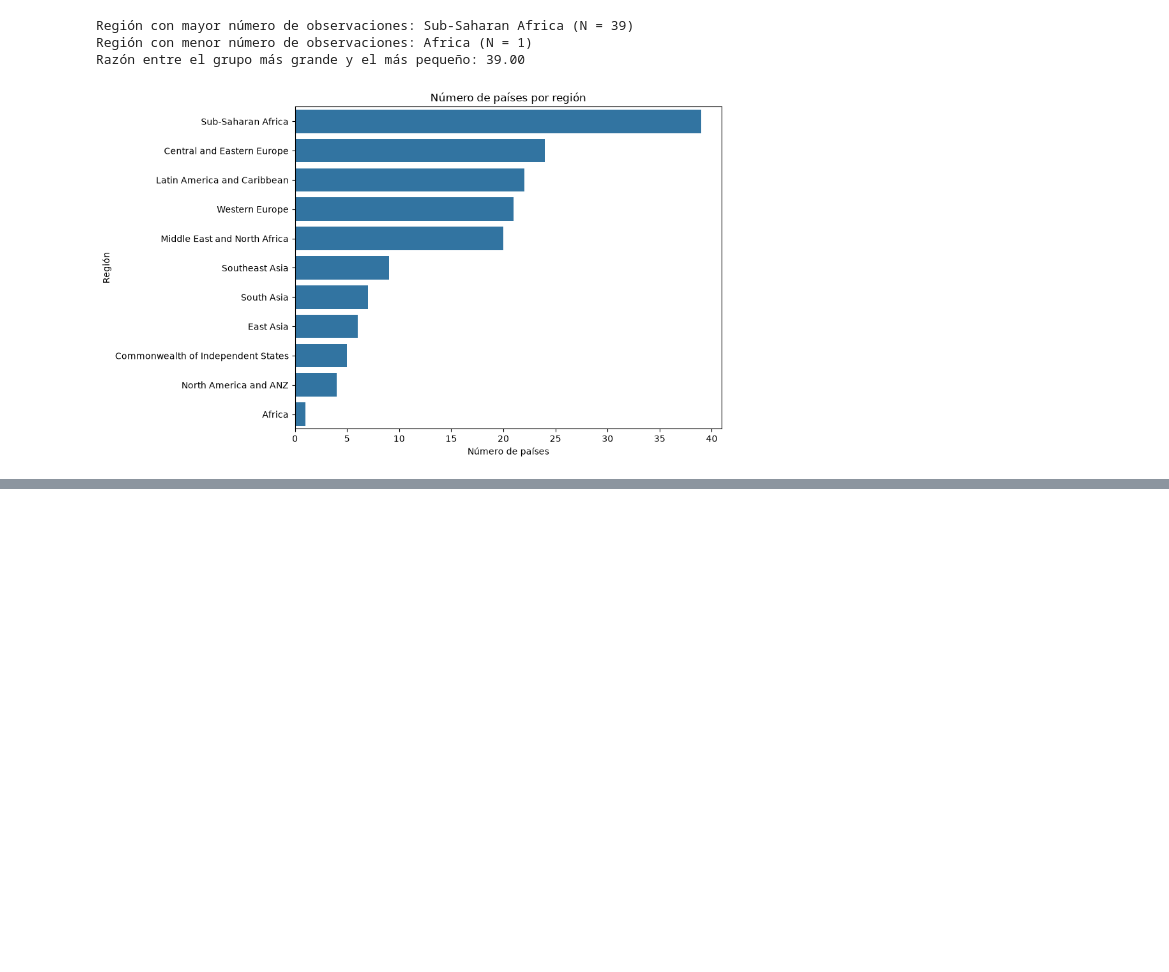
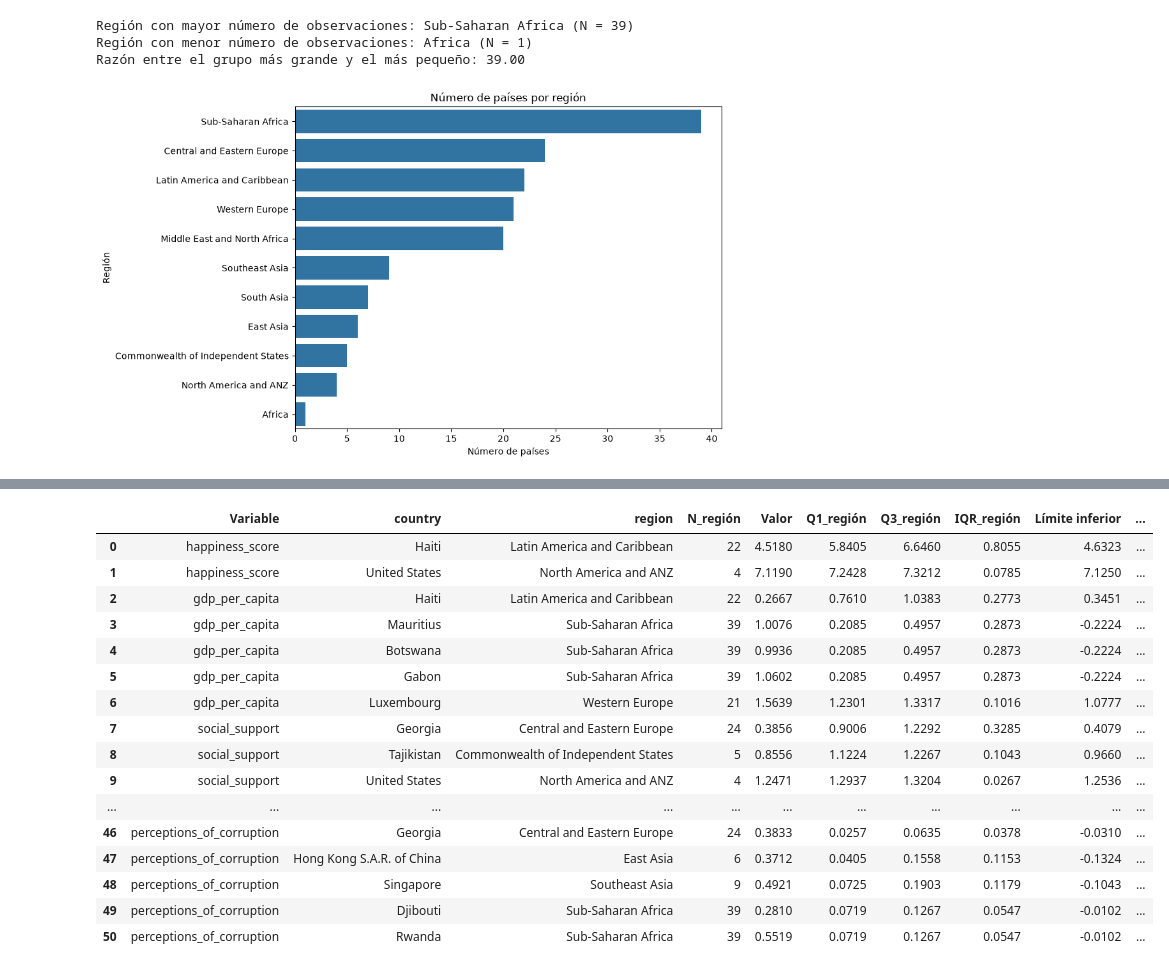
Before and after one commit to Edgarong17/Tareas_Omar, a Jupyter notebook: analisis_descriptivo/hapiness_report_analisis_descriptivo.ipynb, the cells around one changed output, grey strips where cells are left out. Drawn from its saved outputs; the diff is of its cells as text; code cells hidden in the pictures; blank space fills up the shorter version.

```diff
--- a/analisis_descriptivo/hapiness_report_analisis_descriptivo.ipynb
+++ b/analisis_descriptivo/hapiness_report_analisis_descriptivo.ipynb
@@ -1342,0 +1616,88 @@ medidas muestrales como la varianza o la desviación estándar.
+# %%
+
+
+outliers_regionales = []
+
+for variable in numeric_cols:
+
+    for region, grupo in df.groupby("region"):
+
+        valores = grupo[variable]
+
+        Q1 = valores.quantile(0.25)
+        Q3 = valores.quantile(0.75)
+        IQR = Q3 - Q1
+
+        limite_inferior = Q1 - 1.5 * IQR
+        limite_superior = Q3 + 1.5 * IQR
+
+        mask = (
+            (valores < limite_inferior) |
+            (valores > limite_superior)
+        )
+
+        temp = grupo.loc[
+            mask,
+            ["country", "region", variable]
+        ].copy()
+
+        if not temp.empty:
+
+            temp = temp.rename(
+                columns={variable: "Valor"}
+            )
+
+            temp["Variable"] = variable
+            temp["N_región"] = len(grupo)
+            temp["Q1_región"] = Q1
+            temp["Q3_región"] = Q3
+            temp["IQR_región"] = IQR
+            temp["Límite inferior"] = limite_inferior
+            temp["Límite superior"] = limite_superior
+
+            outliers_regionales.append(temp)
+
+if outliers_regionales:
+
+    outliers_regionales = pd.concat(
+        outliers_regionales,
+        ignore_index=True
+    )
+
+    outliers_regionales = outliers_regionales[
+        [
+            "Variable",
+            "country",
+            "region",
+            "N_región",
+            "Valor",
+            "Q1_región",
+            "Q3_región",
+            "IQR_región",
+            "Límite inferior",
+            "Límite superior"
+        ]
+    ]
+
+    display(outliers_regionales.round(4))
+
+else:
+    print("No se encontraron potenciales outliers regionales.")
+# %% [output]
+|  | Variable | country | region | N_región | Valor | Q1_región | Q3_región | IQR_región | Límite inferior | ... |
+| 0 | happiness_score | Haiti | Latin America and Caribbean | 22 | 4.5180 | 5.8405 | 6.6460 | 0.8055 | 4.6323 | ... |
+| 1 | happiness_score | United States | North America and ANZ | 4 | 7.1190 | 7.2428 | 7.3212 | 0.0785 | 7.1250 | ... |
+| 2 | gdp_per_capita | Haiti | Latin America and Caribbean | 22 | 0.2667 | 0.7610 | 1.0383 | 0.2773 | 0.3451 | ... |
+| 3 | gdp_per_capita | Mauritius | Sub-Saharan Africa | 39 | 1.0076 | 0.2085 | 0.4957 | 0.2873 | -0.2224 | ... |
+| 4 | gdp_per_capita | Botswana | Sub-Saharan Africa | 39 | 0.9936 | 0.2085 | 0.4957 | 0.2873 | -0.2224 | ... |
+| 5 | gdp_per_capita | Gabon | Sub-Saharan Africa | 39 | 1.0602 | 0.2085 | 0.4957 | 0.2873 | -0.2224 | ... |
+| 6 | gdp_per_capita | Luxembourg | Western Europe | 21 | 1.5639 | 1.2301 | 1.3317 | 0.1016 | 1.0777 | ... |
+| 7 | social_support | Georgia | Central and Eastern Europe | 24 | 0.3856 | 0.9006 | 1.2292 | 0.3285 | 0.4079 | ... |
+| 8 | social_support | Tajikistan | Commonwealth of Independent States | 5 | 0.8556 | 1.1224 | 1.2267 | 0.1043 | 0.9660 | ... |
+| 9 | social_support | United States | North America and ANZ | 4 | 1.2471 | 1.2937 | 1.3204 | 0.0267 | 1.2536 | ... |
+| ... | ... | ... | ... | ... | ... | ... | ... | ... | ... | ... |
+| 46 | perceptions_of_corruption | Georgia | Central and Eastern Europe | 24 | 0.3833 | 0.0257 | 0.0635 | 0.0378 | -0.0310 | ... |
+| 47 | perceptions_of_corruption | Hong Kong S.A.R. of China | East Asia | 6 | 0.3712 | 0.0405 | 0.1558 | 0.1153 | -0.1324 | ... |
+| 48 | perceptions_of_corruption | Singapore | Southeast Asia | 9 | 0.4921 | 0.0725 | 0.1903 | 0.1179 | -0.1043 | ... |
+| 49 | perceptions_of_corruption | Djibouti | Sub-Saharan Africa | 39 | 0.2810 | 0.0719 | 0.1267 | 0.0547 | -0.0102 | ... |
+| 50 | perceptions_of_corruption | Rwanda | Sub-Saharan Africa | 39 | 0.5519 | 0.0719 | 0.1267 | 0.0547 | -0.0102 | ... |
```
Also changed, not shown: parts of 14 cells of this notebook.
